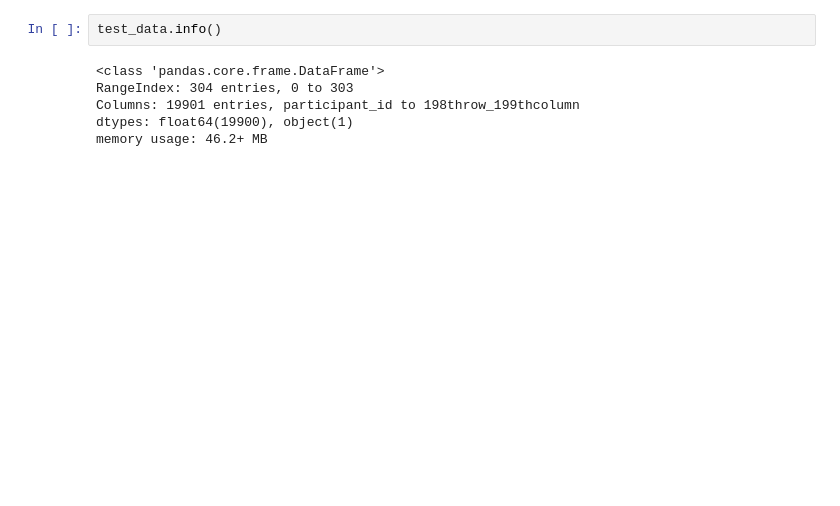
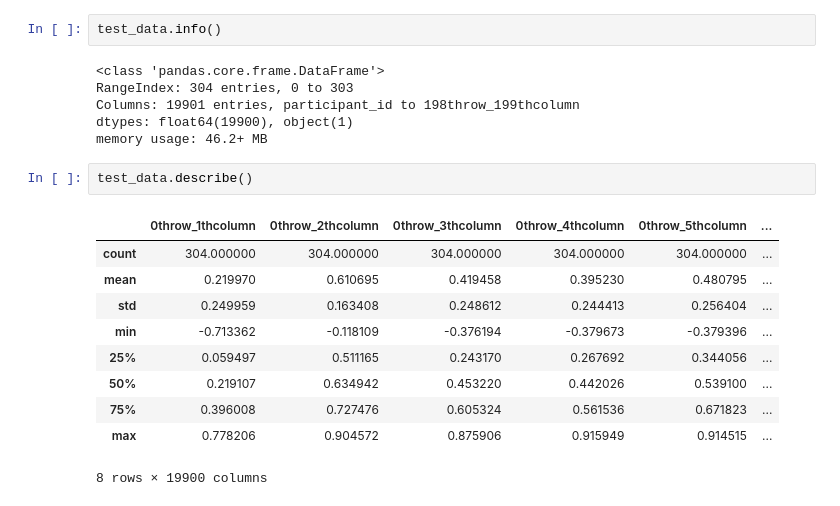
Before and after one commit to Edna722/WIDS-Datathon, a Jupyter notebook: wids.ipynb, the cells around one changed output. Saved outputs shown, nothing was run; the diff lists cells and outputs as text; blank space fills up the shorter version.

```diff
--- a/wids.ipynb
+++ b/wids.ipynb
@@ -70,3 +83,16 @@ RangeIndex: 304 entries, 0 to 303
 Columns: 19901 entries, participant_id to 198throw_199thcolumn
 dtypes: float64(19900), object(1)
 memory usage: 46.2+ MB
+# %%
+test_data.describe()
+# %% [output]
+|  | 0throw_1thcolumn | 0throw_2thcolumn | 0throw_3thcolumn | 0throw_4thcolumn | 0throw_5thcolumn | ... |
+| count | 304.000000 | 304.000000 | 304.000000 | 304.000000 | 304.000000 | ... |
+| mean | 0.219970 | 0.610695 | 0.419458 | 0.395230 | 0.480795 | ... |
+| std | 0.249959 | 0.163408 | 0.248612 | 0.244413 | 0.256404 | ... |
+| min | -0.713362 | -0.118109 | -0.376194 | -0.379673 | -0.379396 | ... |
+| 25% | 0.059497 | 0.511165 | 0.243170 | 0.267692 | 0.344056 | ... |
+| 50% | 0.219107 | 0.634942 | 0.453220 | 0.442026 | 0.539100 | ... |
+| 75% | 0.396008 | 0.727476 | 0.605324 | 0.561536 | 0.671823 | ... |
+| max | 0.778206 | 0.904572 | 0.875906 | 0.915949 | 0.914515 | ... |
+8 rows × 19900 columns
```
Also changed, not shown: parts of 1 cell of this notebook.
